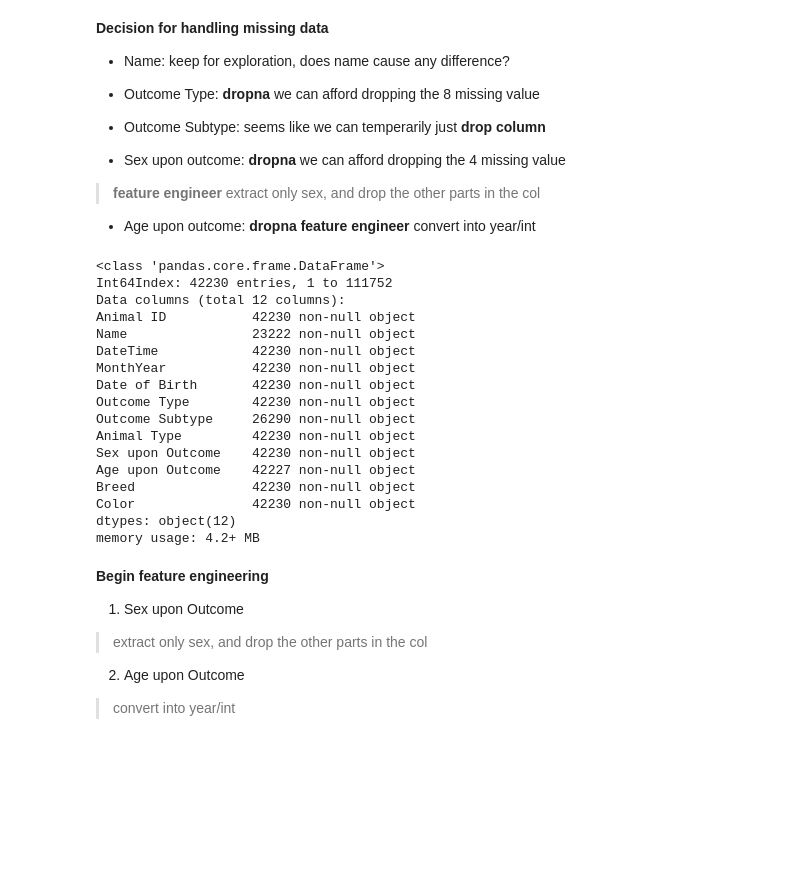
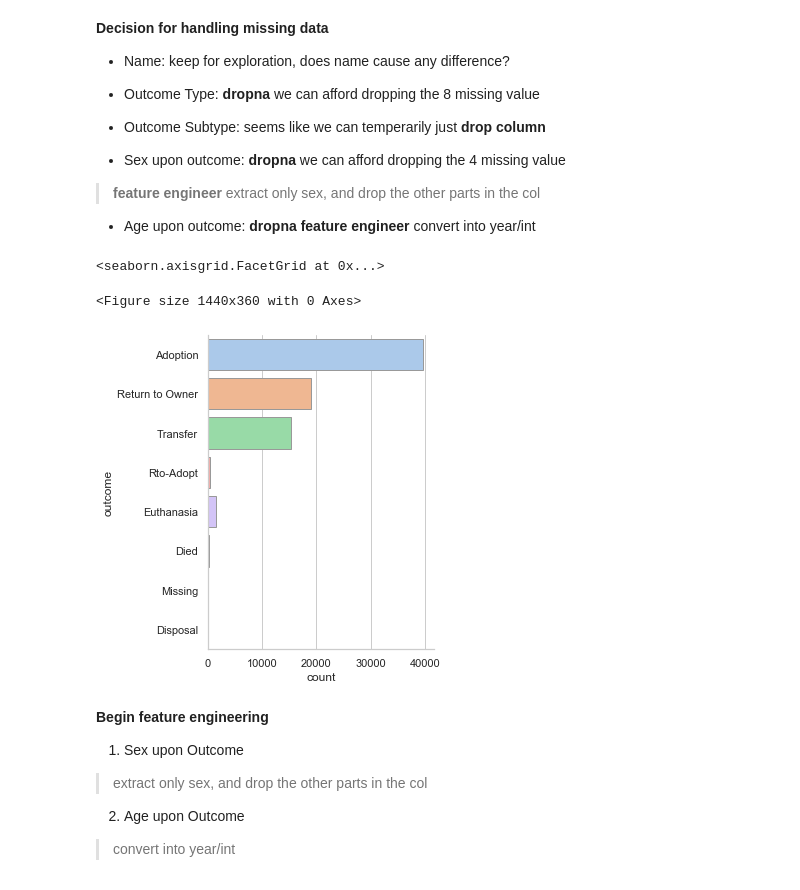
Before and after one commit to Jacqueline-A-Shay/Animal_Shelter, a Jupyter notebook: u.ipynb, the cells around one changed output. Cells and saved outputs as stored; diff of their text form; code cells hidden in the pictures; blank space fills up the shorter version.

```diff
--- a/u.ipynb
+++ b/u.ipynb
@@ -128,26 +129,6 @@ How does 'Outcome Subtype' Differ?
 
 cat = df[df['Animal Type'] == 'Cat']
 dog = df[df['Animal Type'] == 'Dog']
-# %%
-cat.info()
-# %% [output]
-<class 'pandas.core.frame.DataFrame'>
-Int64Index: 42230 entries, 1 to 111752
-Data columns (total 12 columns):
-Animal ID           42230 non-null object
-Name                23222 non-null object
-DateTime            42230 non-null object
-MonthYear           42230 non-null object
-Date of Birth       42230 non-null object
-Outcome Type        42230 non-null object
-Outcome Subtype     26290 non-null object
-Animal Type         42230 non-null object
-Sex upon Outcome    42230 non-null object
-Age upon Outcome    42227 non-null object
-Breed               42230 non-null object
-Color               42230 non-null object
-dtypes: object(12)
-memory usage: 4.2+ MB
 # %%
 # drop unnecessary columns or columns with too many missing value
 
@@ -168,3 +151,13 @@ df.rename(columns = ({'DateTime':'date_time',
+# %%
+# peek the animal counts in different outcome
+plt.figure(figsize=(20,5))
+sns.catplot(y="outcome", kind="count",
+            palette="pastel", edgecolor=".6",
+            data=df)
+# %% [output]
+<seaborn.axisgrid.FacetGrid at 0x...>
+<Figure size 1440x360 with 0 Axes>
+[figure, added]
 # %% [markdown]
 **Begin feature engineering**
 
```
Also changed, not shown: parts of 41 cells of this notebook.
